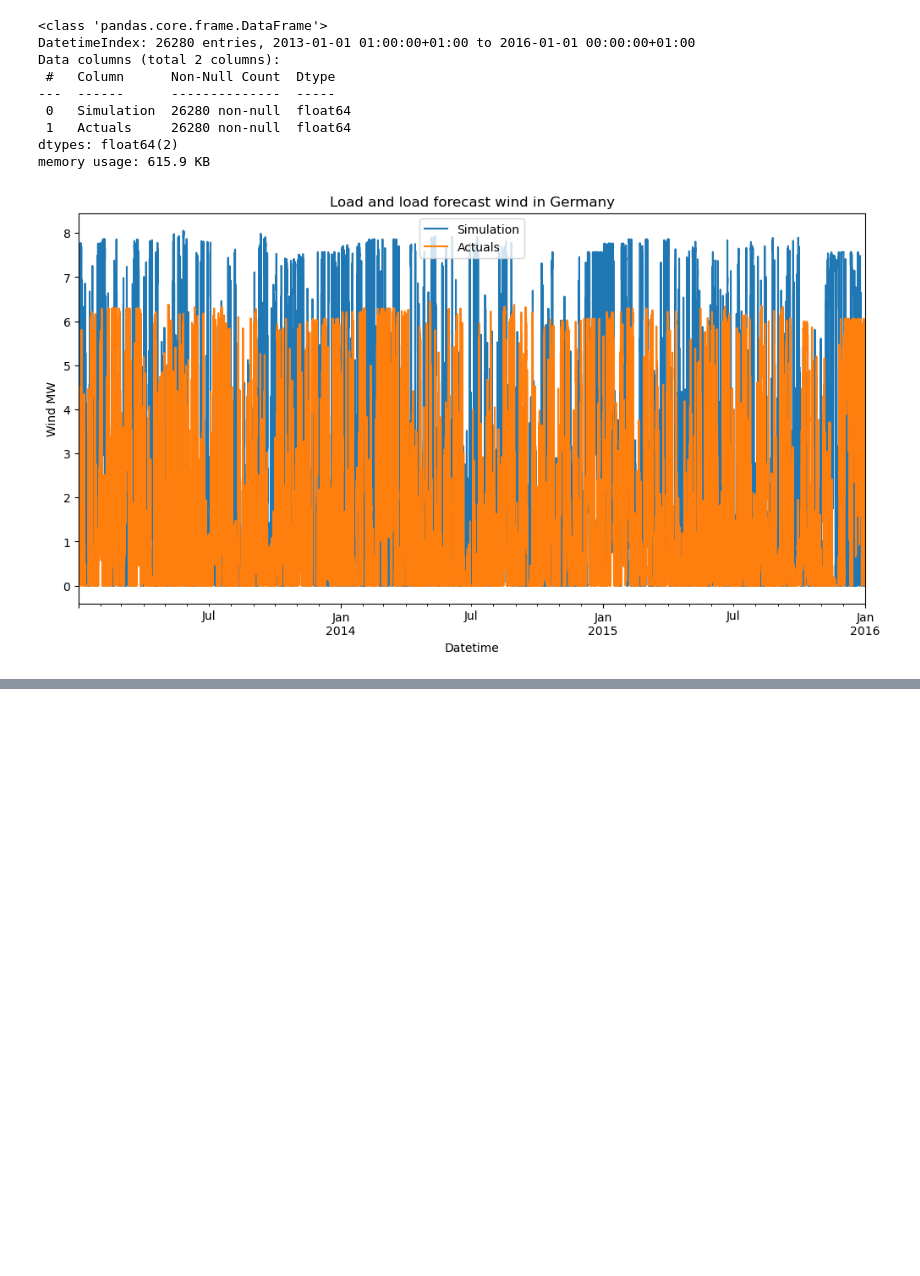
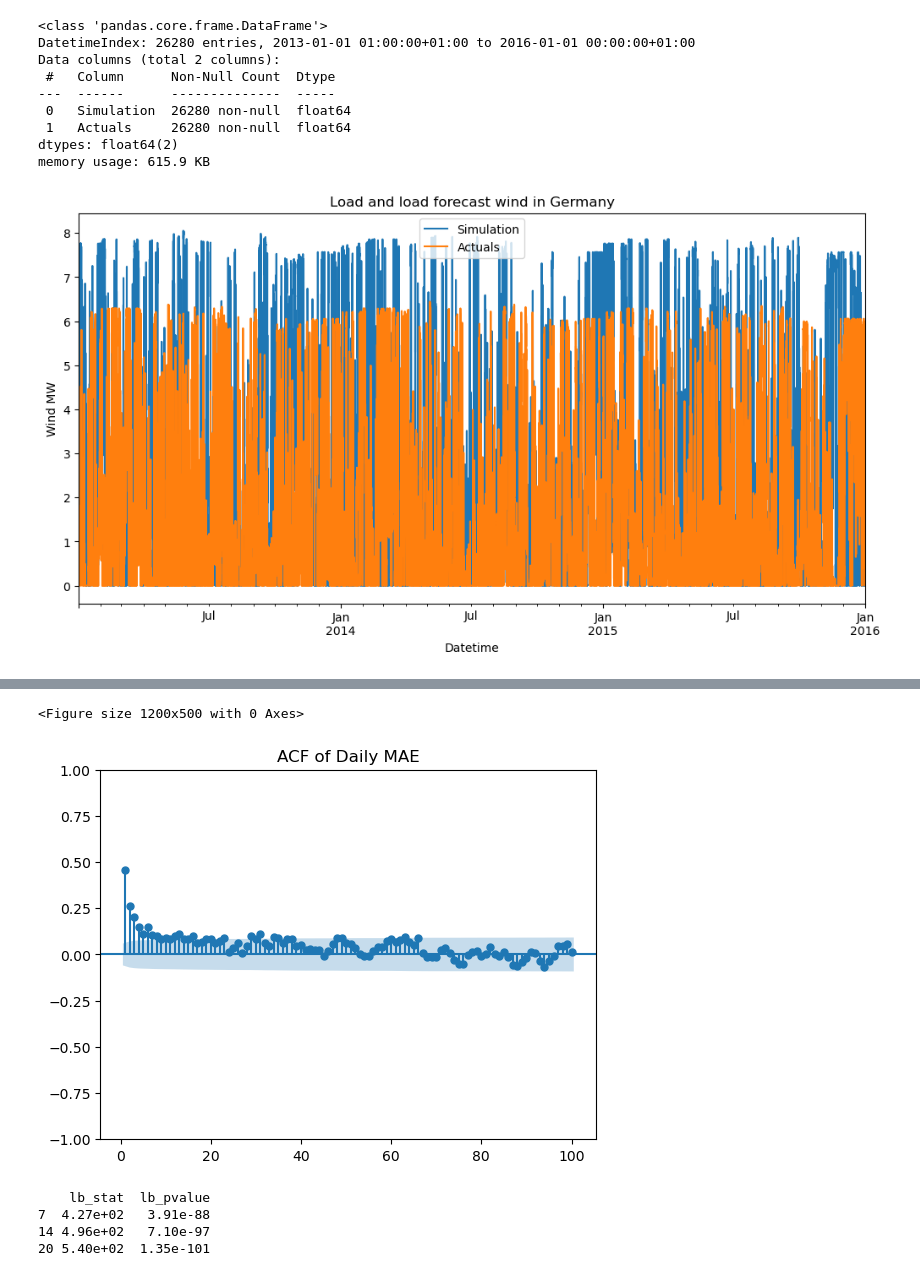
Before and after one commit to bluecake16/MASTER-ESSAY-XIN-DIANA, a Jupyter notebook: 3.2_load_forecast_windenergy.ipynb, the cells around one changed output, grey strips where cells are left out. Drawn from its saved outputs; the diff is of its cells as text; code cells hidden in the pictures; blank space fills up the shorter version.

```diff
--- a/3.2_load_forecast_windenergy.ipynb
+++ b/3.2_load_forecast_windenergy.ipynb
@@ -24,0 +294,25 @@ load_file_entsoe.plot(title='Load and load forecast wind in Germany',
+# %%
+# =========================
+# Autocorrelation check
+# =========================
+
+import statsmodels.api as sm
+from statsmodels.graphics.tsaplots import plot_acf
+from statsmodels.stats.diagnostic import acorr_ljungbox
+
+plt.figure(figsize=(12, 5))
+plot_acf(daily_mae, lags=100,zero = False)
+plt.title("ACF of Daily MAE")
+plt.show()
+
+
+pd.set_option('display.float_format', '{:.2e}'.format)
+result = acorr_ljungbox(daily_mae, lags=[7, 14, 20], return_df=True)
+print(result)
+# %% [output]
+<Figure size 1200x500 with 0 Axes>
+[figure, added]
+    lb_stat  lb_pvalue
+7  4.27e+02   3.91e-88
+14 4.96e+02   7.10e-97
+20 5.40e+02  1.35e-101
```
Also changed, not shown: parts of 18 cells of this notebook.
